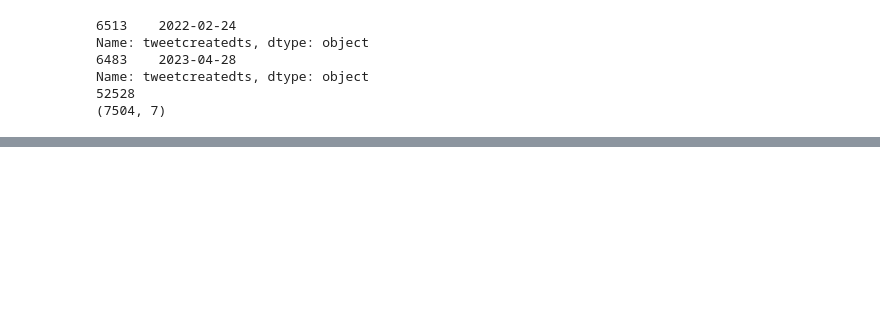
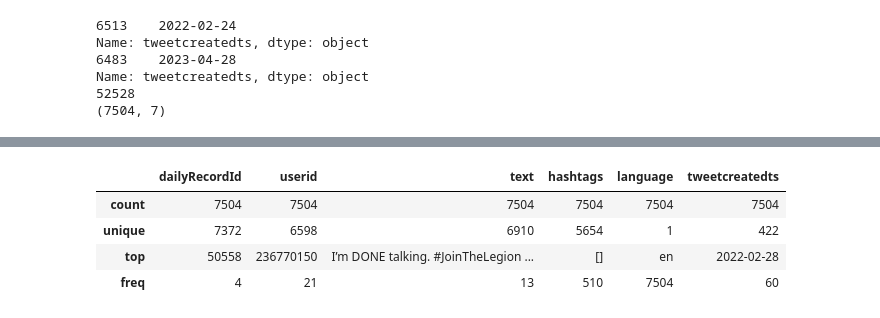
Before and after one commit to DrAmy-Data/CA2_S2, a Jupyter notebook: CA2_SEM2.ipynb, the cells around one changed output, grey strips where cells are left out. Saved outputs shown, nothing was run; the diff lists cells and outputs as text; code cells hidden in the pictures; blank space fills up the shorter version.

```diff
--- a/CA2_SEM2.ipynb
+++ b/CA2_SEM2.ipynb
@@ -164,0 +206,8 @@ panda_df.to_csv('outputWithIndex.csv', index=True)
+# %%
+df.describe(include=object)
+# %% [output]
+|  | dailyRecordId | userid | text | hashtags | language | tweetcreatedts |
+| count | 7504 | 7504 | 7504 | 7504 | 7504 | 7504 |
+| unique | 7372 | 6598 | 6910 | 5654 | 1 | 422 |
+| top | 50558 | 236770150 | I’m DONE talking. #JoinTheLegion ... | [] | en | 2022-02-28 |
+| freq | 4 | 21 | 13 | 510 | 7504 | 60 |
```
Also changed, not shown: parts of 39 cells of this notebook.
